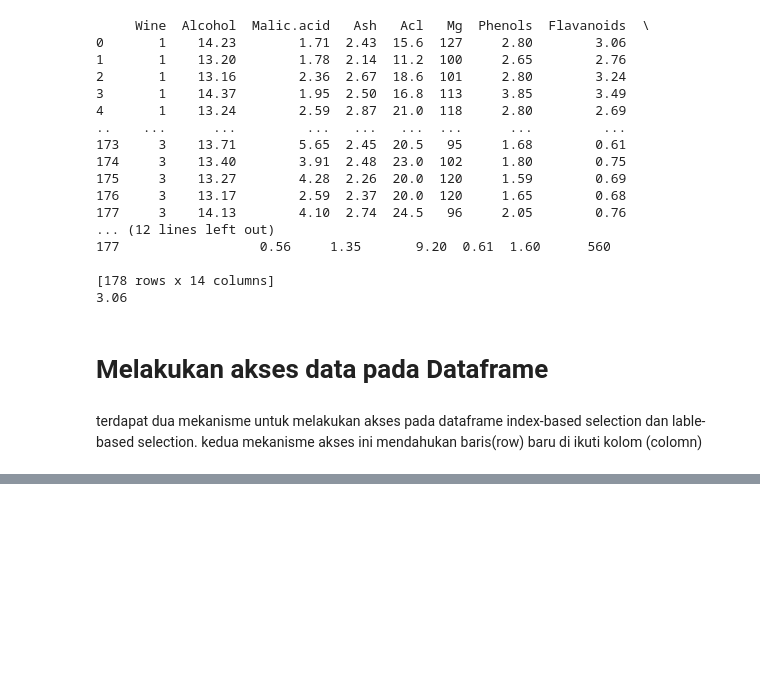
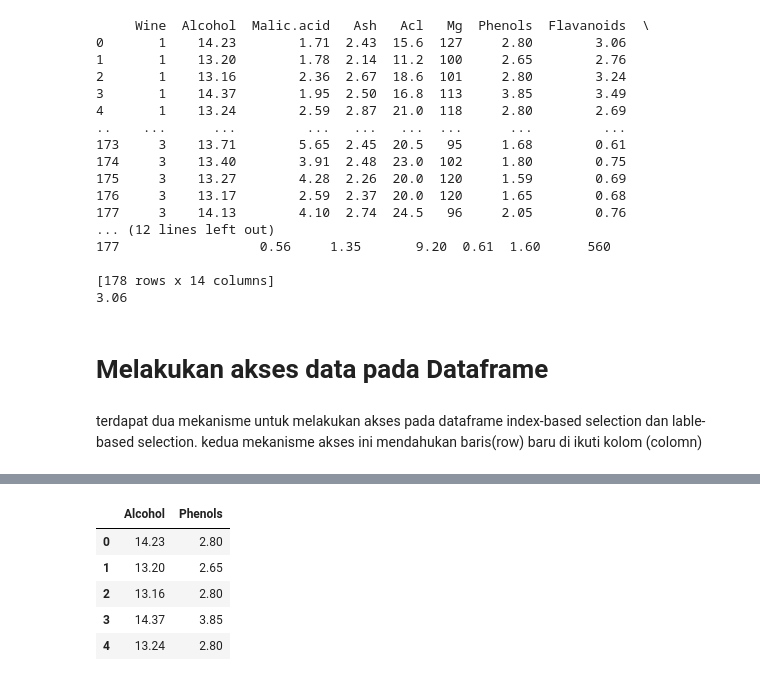
Before and after one commit to ihyaulumuddin044/pandas, a Jupyter notebook: belajar_Pandas_DataFrame.ipynb, the cells around one changed output, grey strips where cells are left out. Cells and saved outputs as stored; diff of their text form; code cells hidden in the pictures; blank space fills up the shorter version.

```diff
--- a/belajar_Pandas_DataFrame.ipynb
+++ b/belajar_Pandas_DataFrame.ipynb
@@ -175,0 +251,9 @@ kedua mekanisme akses ini mendahukan baris(row) baru di ikuti kolom (colomn)
+# %%
+wine_df.loc[:, ['Alcohol', 'Phenols']].head()
+# %% [output]
+|  | Alcohol | Phenols |
+| 0 | 14.23 | 2.80 |
+| 1 | 13.20 | 2.65 |
+| 2 | 13.16 | 2.80 |
+| 3 | 14.37 | 3.85 |
+| 4 | 13.24 | 2.80 |
```
Also changed, not shown: parts of 14 cells of this notebook.
